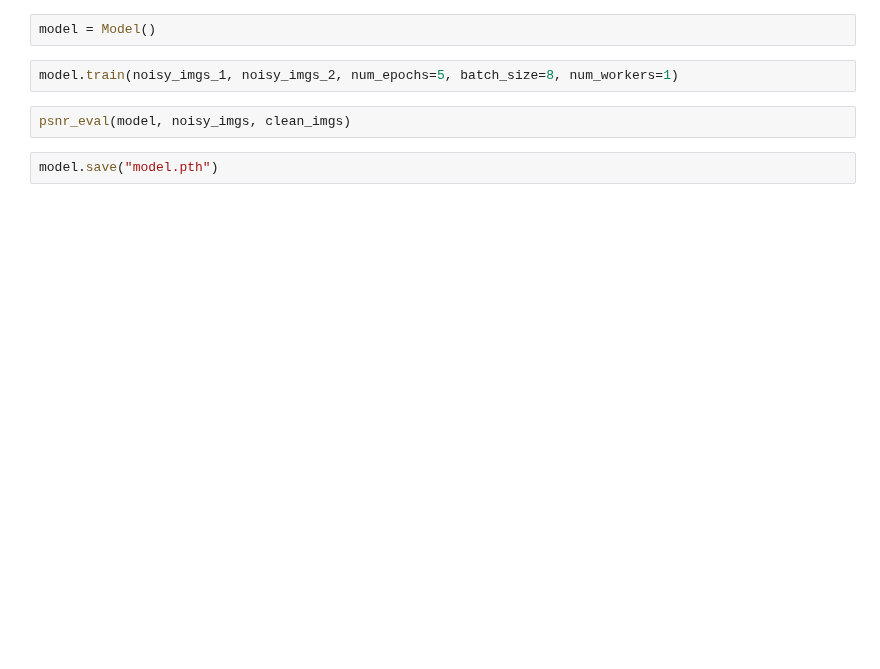
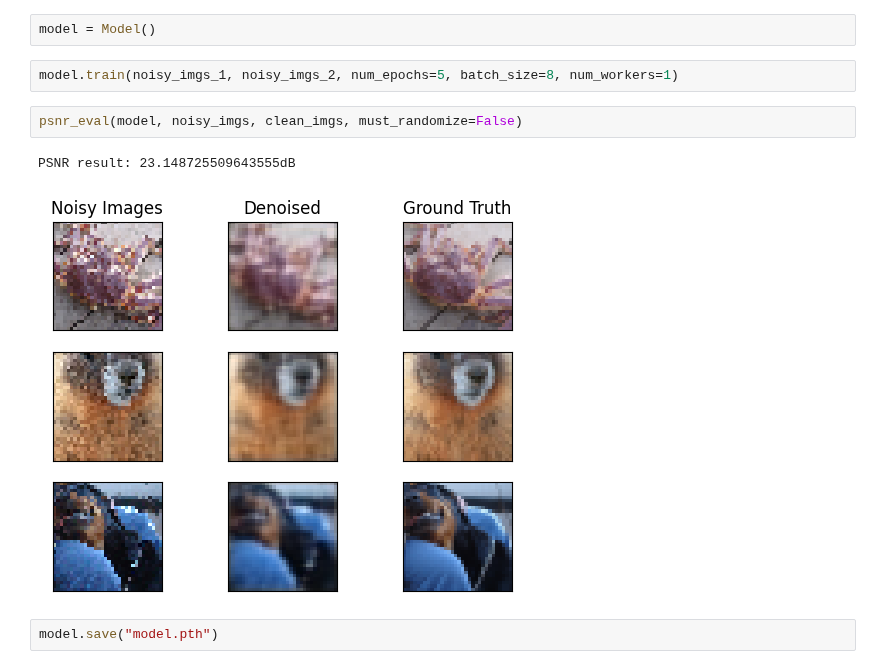
Before and after one commit to tgieruc/Noise2Noise_PyTorch, a Jupyter notebook: demo.ipynb, the cells around one changed output. Drawn from its saved outputs; the diff is of its cells as text; blank space fills up the shorter version.

```diff
--- a/demo.ipynb
+++ b/demo.ipynb
@@ -58,6 +87,9 @@ model = Model()
 # %%
 model.train(noisy_imgs_1, noisy_imgs_2, num_epochs=5, batch_size=8, num_workers=1)
 # %%
-psnr_eval(model, noisy_imgs, clean_imgs)
+psnr_eval(model, noisy_imgs, clean_imgs, must_randomize=False)
+# %% [output]
+PSNR result: 23.148725509643555dB
+[figure, added]
 # %%
 model.save("model.pth")
```
Also changed, not shown: parts of 8 cells of this notebook.
